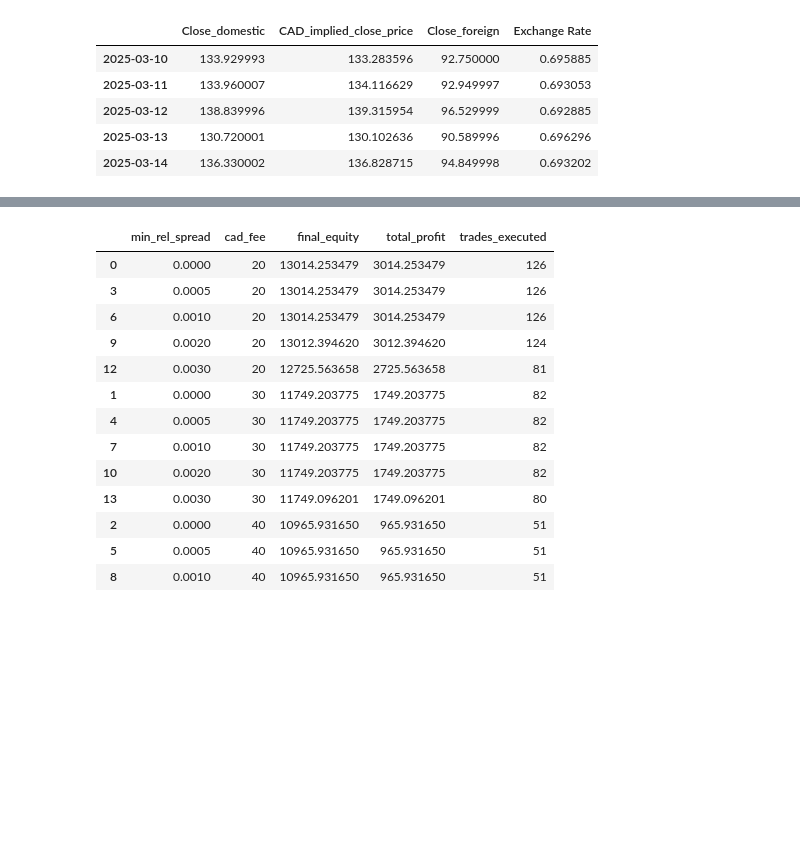
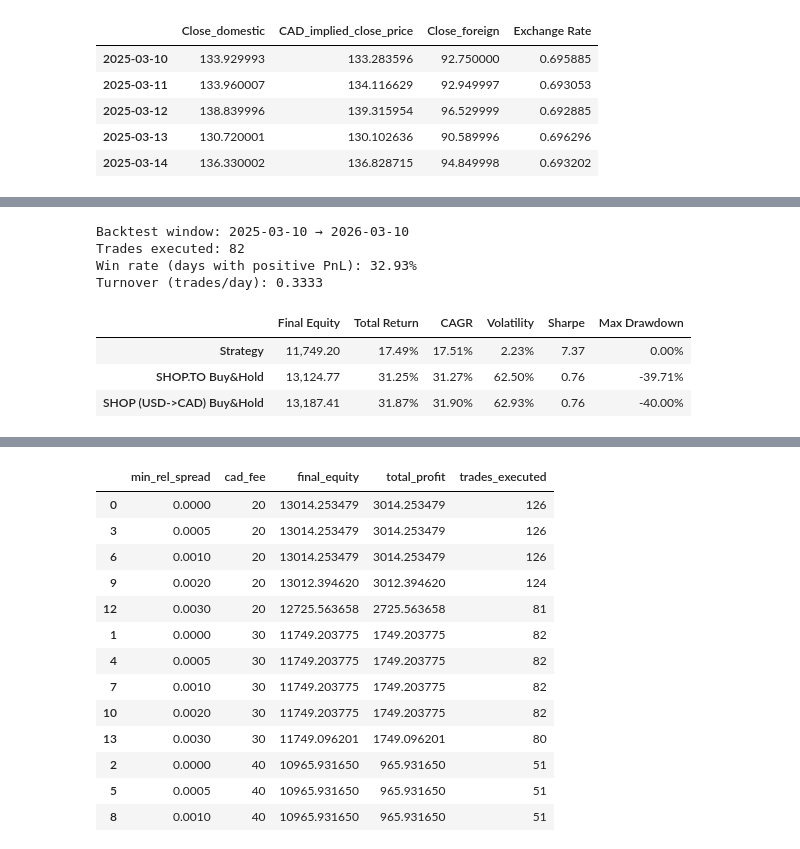
Before and after one commit to diyasaxena17/Cross-Border-Arbitrage-Simulator, a Jupyter notebook: cross-border-arbitrage-simulator/notebooks/cross_border_arbitrage_simulator.ipynb, the cells around one changed output, grey strips where cells are left out. Cells and saved outputs as stored; diff of their text form; code cells hidden in the pictures; blank space fills up the shorter version.

```diff
--- a/cross-border-arbitrage-simulator/notebooks/cross_border_arbitrage_simulator.ipynb
+++ b/cross-border-arbitrage-simulator/notebooks/cross_border_arbitrage_simulator.ipynb
@@ -185,0 +165,75 @@ Trades executed: 82
+# %%
+# 7) Cell 6: Run Backtest + Performance Stats + Benchmarks
+min_rel_spread = 0.001  # 10 bps
+
+equity_df = buy_sell_compounding(
+    merged_portfolio,
+    initial_capital,
+    cad_fee,
+    usd_fee_rate,
+    min_rel_spread=min_rel_spread
+)
+
+def perf_stats_from_curve(curve: pd.Series, initial_capital: float, ann: int = 252) -> pd.Series:
+    r = curve.pct_change().dropna()
+    n = len(r)
+
+    years = max((curve.index[-1] - curve.index[0]).days / 365.25, 1 / 365.25)
+    cagr = (curve.iloc[-1] / initial_capital) ** (1 / years) - 1
+    vol = r.std() * np.sqrt(ann) if n > 1 else np.nan
+    sharpe = (r.mean() * ann) / vol if (vol is not np.nan and vol and vol > 0) else np.nan
+    dd = curve / curve.cummax() - 1
+    mdd = dd.min()
+
+    return pd.Series({
+        "Final Equity": curve.iloc[-1],
+        "Total Return": (curve.iloc[-1] / initial_capital) - 1,
+        "CAGR": cagr,
+        "Volatility": vol,
+        "Sharpe": sharpe,
+        "Max Drawdown": mdd
+    })
+
+# Benchmarks (same capital, buy-and-hold)
+bench_df = pd.DataFrame(index=merged_portfolio.index)
+bench_df["Strategy"] = equity_df["Equity"].reindex(bench_df.index).ffill()
+bench_df["SHOP.TO Buy&Hold"] = initial_capital * (
+    merged_portfolio["Close_domestic"] / merged_portfolio["Close_domestic"].iloc[0]
+)
+bench_df["SHOP (USD->CAD) Buy&Hold"] = initial_capital * (
+    merged_portfolio["CAD_implied_close_price"] / merged_portfolio["CAD_implied_close_price"].iloc[0]
+)
+bench_df = bench_df.dropna()
+
+# Stats table
+stats_df = pd.DataFrame({
+    col: perf_stats_from_curve(bench_df[col], initial_capital)
+    for col in bench_df.columns
+}).T
+
+# Strategy-only execution metrics
+win_rate = (equity_df["Equity"].diff() > 0).mean()
+turnover = equity_df["TradesExecuted"].sum() / len(equity_df)
+
+print(f"Backtest window: {equity_df.index.min().date()} → {equity_df.index.max().date()}")
+print(f"Trades executed: {int(equity_df['TradesExecuted'].sum())}")
+print(f"Win rate (days with positive PnL): {win_rate:.2%}")
+print(f"Turnover (trades/day): {turnover:.4f}")
+
+display(stats_df.style.format({
+    "Final Equity": "{:,.2f}",
+    "Total Return": "{:.2%}",
+    "CAGR": "{:.2%}",
+    "Volatility": "{:.2%}",
+    "Sharpe": "{:.2f}",
+    "Max Drawdown": "{:.2%}"
+}))
+# %% [output]
+Backtest window: 2025-03-10 → 2026-03-10
+Trades executed: 82
+Win rate (days with positive PnL): 32.93%
+Turnover (trades/day): 0.3333
+|  | Final Equity | Total Return | CAGR | Volatility | Sharpe | Max Drawdown |
+| Strategy | 11,749.20 | 17.49% | 17.51% | 2.23% | 7.37 | 0.00% |
+| SHOP.TO Buy&Hold | 13,124.77 | 31.25% | 31.27% | 62.50% | 0.76 | -39.71% |
+| SHOP (USD->CAD) Buy&Hold | 13,187.41 | 31.87% | 31.90% | 62.93% | 0.76 | -40.00% |
```
Also changed, not shown: parts of 3 cells of this notebook, 1 other file.
